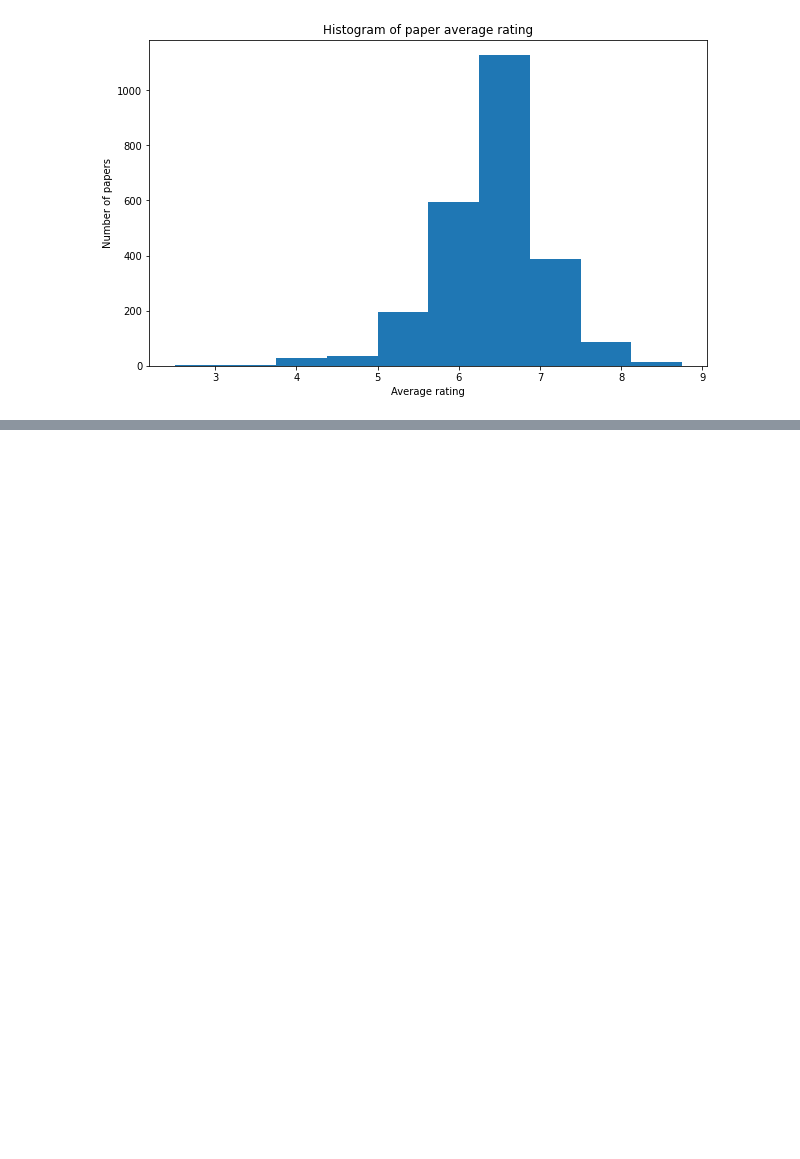
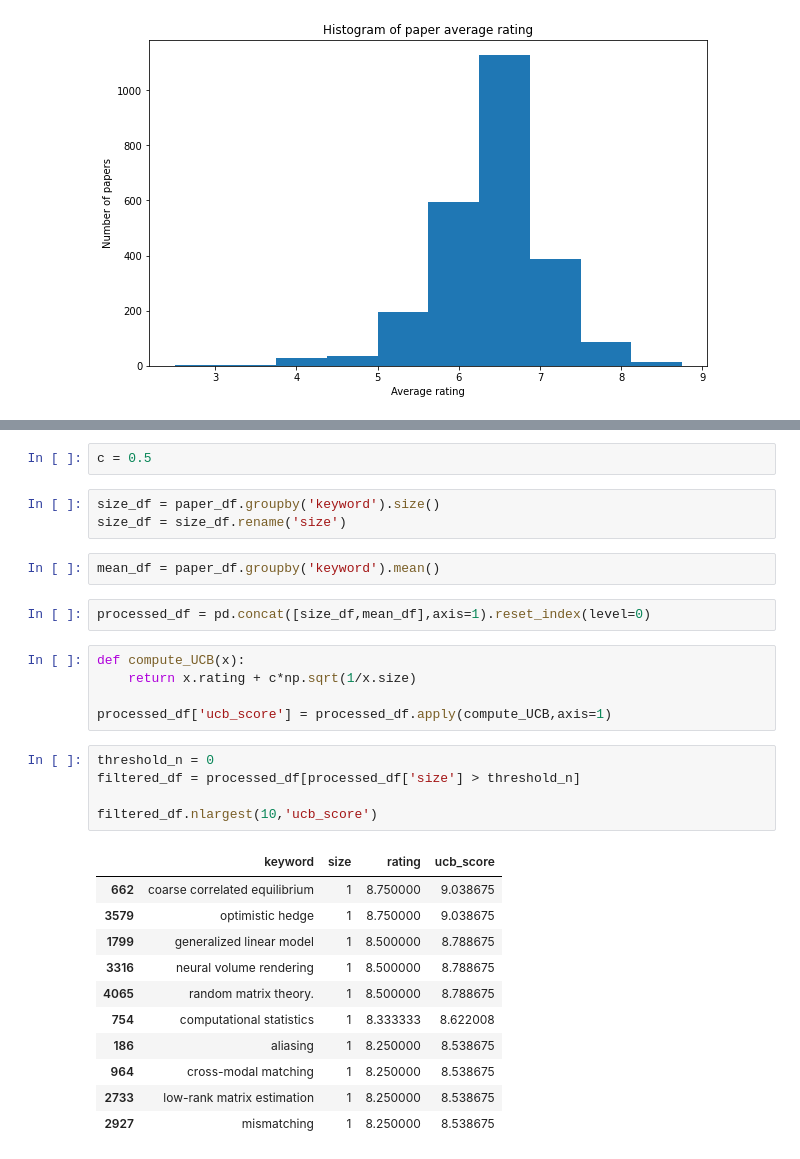
Before and after one commit to chrisnielsen-utilities/literature-review-tools, a Jupyter notebook: analyze_neurips_2021_papers.ipynb, the cells around one changed output, grey strips where cells are left out. Drawn from its saved outputs; the diff is of its cells as text; blank space fills up the shorter version.

```diff
--- a/analyze_neurips_2021_papers.ipynb
+++ b/analyze_neurips_2021_papers.ipynb
@@ -148,0 +213,31 @@ Text(0.5, 1.0, 'Histogram of paper average rating')
+# %%
+c = 0.5
+# %%
+size_df = paper_df.groupby('keyword').size()
+size_df = size_df.rename('size')
+# %%
+mean_df = paper_df.groupby('keyword').mean()
+# %%
+processed_df = pd.concat([size_df,mean_df],axis=1).reset_index(level=0)
+# %%
+def compute_UCB(x):
+    return x.rating + c*np.sqrt(1/x.size)
+
+processed_df['ucb_score'] = processed_df.apply(compute_UCB,axis=1)
+# %%
+threshold_n = 0
+filtered_df = processed_df[processed_df['size'] > threshold_n]
+
+filtered_df.nlargest(10,'ucb_score')
+# %% [output]
+|  | keyword | size | rating | ucb_score |
+| 662 | coarse correlated equilibrium | 1 | 8.750000 | 9.038675 |
+| 3579 | optimistic hedge | 1 | 8.750000 | 9.038675 |
+| 1799 | generalized linear model | 1 | 8.500000 | 8.788675 |
+| 3316 | neural volume rendering | 1 | 8.500000 | 8.788675 |
+| 4065 | random matrix theory. | 1 | 8.500000 | 8.788675 |
+| 754 | computational statistics | 1 | 8.333333 | 8.622008 |
+| 186 | aliasing | 1 | 8.250000 | 8.538675 |
+| 964 | cross-modal matching | 1 | 8.250000 | 8.538675 |
+| 2733 | low-rank matrix estimation | 1 | 8.250000 | 8.538675 |
+| 2927 | mismatching | 1 | 8.250000 | 8.538675 |
```
Also changed, not shown: parts of 17 cells of this notebook, 2 other files.
